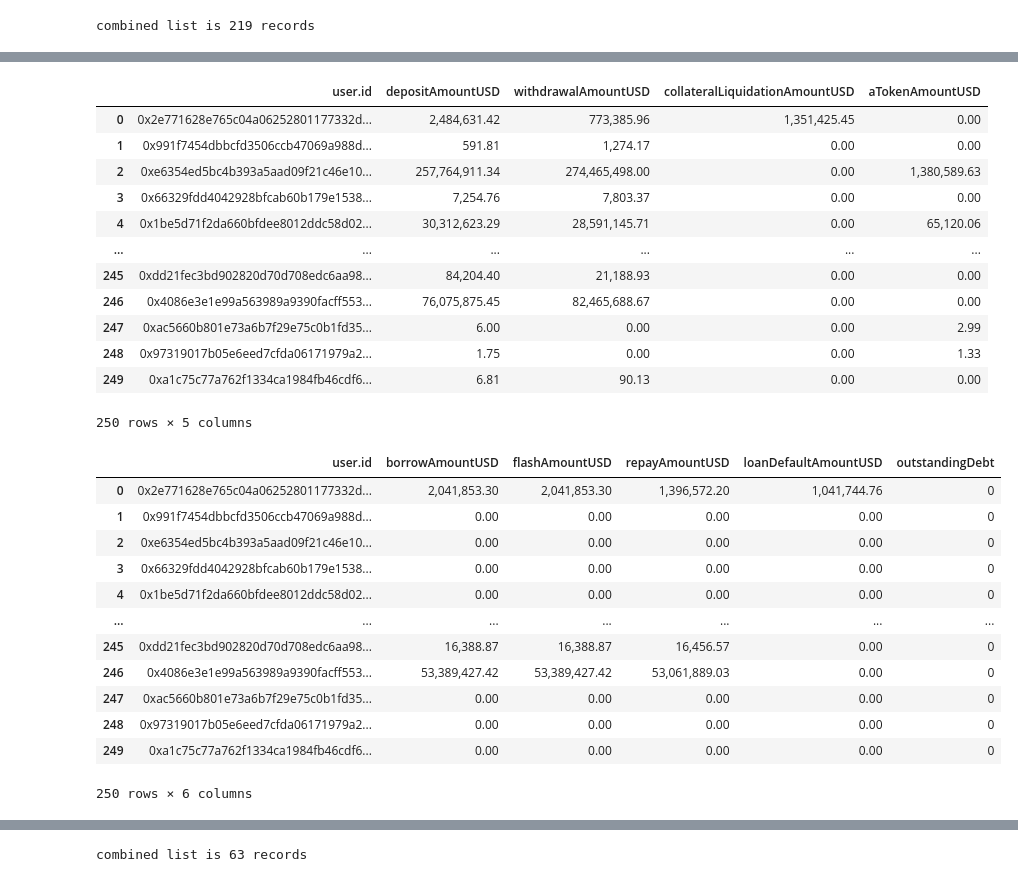
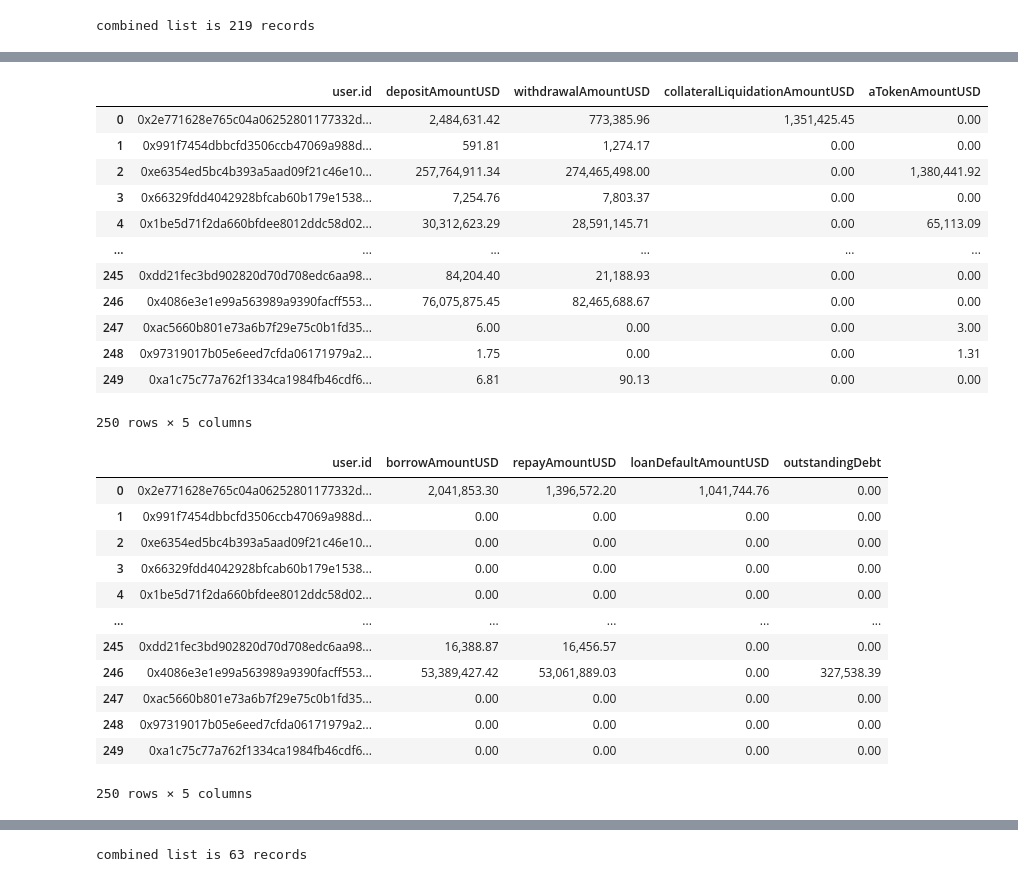
Before and after one commit to treboryatska/aave_v1_credit_analysis, a Jupyter notebook: user_data.ipynb, the cells around one changed output, grey strips where cells are left out. Cells and saved outputs as stored; diff of their text form; code cells hidden in the pictures.

Commit message:
Update user_data.ipynb
fixed bug in flash loan query. A lot of cascading changes due to the bug/oversight

```diff
--- a/user_data.ipynb
+++ b/user_data.ipynb
@@ -397,7 +397,7 @@ combined list is 1531 records
 # %%
 # flashloans
 # main asynchronous subgraph call - get data
-async def flashMain(userList,transport):
+async def flashMain(startRow, endRow,transport):
 
     # Using `async with` on the client will start a connection on the transport
     # and provide a `session` variable to execute queries on this connection
@@ -409,37 +409,43 @@ async def flashMain(userList,transport):
         # Execute single query
         query_script = '''
             query flashLoans {{
-                    flashLoans(where: {{user: "{userList}"}}, first:1000, orderBy: timestamp, orderDirection: desc){{
+                    flashLoans(skip:{startRow}, first:{endRow}, orderBy: timestamp, orderDirection: desc){{
                     id
                     timestamp
                     amount
                     reserve {{
                         decimals
+                        symbol
                     }}
                 }}
                 }}
-        '''.format(userList = userList, transport = transport)
+        '''.format(startRow = startRow, endRow = endRow, transport = transport)
         query = gql(query_script)
 
         result = await session.execute(query)
         return result
 
 # call main - get 1k txs in each call
-async def callFlashMain(userList, transport):
-    result_json = await flashMain(userList, transport)
+async def callFlashMain(startRow, endRow, transport):
+    result_json = await flashMain(startRow, endRow, transport)
     return result_json["flashLoans"]
 # %%
 # Flash list
 # empty list to capture main graphql calls
 flash_list = []
 
+# set skip rows & first rows params
+incrementRow = 1000
+startRow = 0
+endRow = incrementRow
+
 # get k rows by looping n times
-for user in latest_users:
-    this_list = await borrowCallMain(user, transport)
+for k in range(5):
+    this_list = await flashMain(startRow, endRow, transport)
     # iterate the params
     flash_list.append(this_list)
 
 # flaten list
-flash_list = [item for sublist in flash_list for item in sublist]
+# flash_list = [item for sublist in flash_list for item in sublist]
 print(f'combined list is {len(flash_list)} records')
 # %% [output]
@@ -635,7 +641,7 @@ combined list is 219 records
 df_user_aTokens = pd.json_normalize(aToken_list,record_path=['aTokenBalanceHistory'],meta=[['user', 'id']],record_prefix='aTokens.',errors='ignore')
 df_user_deposits = pd.json_normalize(deposit_list)
 df_user_borrows = pd.json_normalize(borrow_list)
-df_user_flash = pd.json_normalize(flash_list)
+df_user_flash = pd.json_normalize(flash_list, 'flashLoans')
 df_user_withdrawals = pd.json_normalize(withdrawal_list)
 df_user_repays = pd.json_normalize(repay_list)
 df_user_liquidations = pd.json_normalize(liquidation_list)
@@ -697,10 +708,11 @@ Name: tx_type, dtype: int64
 # get unique token list for making call to coingecko api
 token_list = np.unique(np.concatenate((df_user_deposits['reserve.symbol'].unique(), \
     df_user_borrows['reserve.symbol'].unique(), \
+        df_user_flash['reserve.symbol'].unique(), \
         df_user_withdrawals['reserve.symbol'].unique(), \
-        df_user_repays['repay.reserve.symbol'].unique(), \
-            df_user_liquidations['liquidation.collateralReserve.symbol'].unique(), \
-                df_user_liquidations['liquidation.principalReserve.symbol'].unique()), axis=0))
+        df_user_repays['reserve.symbol'].unique(), \
+            df_user_liquidations['collateralReserve.symbol'].unique(), \
+                df_user_liquidations['principalReserve.symbol'].unique()), axis=0))
 # %%
 # get coingecko list of token ids
 cg_token_list_response = r.get('https://api.coingecko.com/api/v3/coins/list?include_platform=false')
@@ -837,41 +852,40 @@ df_user_assets
 |  | user.id | depositAmountUSD | withdrawalAmountUSD | collateralLiquidationAmountUSD | aTokenAmountUSD |
 | 0 | 0x2e771628e765c04a06252801177332d... | 2,484,631.42 | 773,385.96 | 1,351,425.45 | 0.00 |
 | 1 | 0x991f7454dbbcfd3506ccb47069a988d... | 591.81 | 1,274.17 | 0.00 | 0.00 |
-| 2 | 0xe6354ed5bc4b393a5aad09f21c46e10... | 257,764,911.34 | 274,465,498.00 | 0.00 | 1,380,589.63 |
+| 2 | 0xe6354ed5bc4b393a5aad09f21c46e10... | 257,764,911.34 | 274,465,498.00 | 0.00 | 1,380,441.92 |
 | 3 | 0x66329fdd4042928bfcab60b179e1538... | 7,254.76 | 7,803.37 | 0.00 | 0.00 |
-| 4 | 0x1be5d71f2da660bfdee8012ddc58d02... | 30,312,623.29 | 28,591,145.71 | 0.00 | 65,120.06 |
+| 4 | 0x1be5d71f2da660bfdee8012ddc58d02... | 30,312,623.29 | 28,591,145.71 | 0.00 | 65,113.09 |
 | ... | ... | ... | ... | ... | ... |
 | 245 | 0xdd21fec3bd902820d70d708edc6aa98... | 84,204.40 | 21,188.93 | 0.00 | 0.00 |
 | 246 | 0x4086e3e1e99a563989a9390facff553... | 76,075,875.45 | 82,465,688.67 | 0.00 | 0.00 |
-| 247 | 0xac5660b801e73a6b7f29e75c0b1fd35... | 6.00 | 0.00 | 0.00 | 2.99 |
-| 248 | 0x97319017b05e6eed7cfda06171979a2... | 1.75 | 0.00 | 0.00 | 1.33 |
+| 247 | 0xac5660b801e73a6b7f29e75c0b1fd35... | 6.00 | 0.00 | 0.00 | 3.00 |
+| 248 | 0x97319017b05e6eed7cfda06171979a2... | 1.75 | 0.00 | 0.00 | 1.31 |
 | 249 | 0xa1c75c77a762f1334ca1984fb46cdf6... | 6.81 | 90.13 | 0.00 | 0.00 |
 250 rows × 5 columns
 # %%
 # user liabilities
 df_user_liabilities = pd.merge(df_users, df_user_borrow_sum, how="left", left_on=["user.id"], right_on=["user.id"]) \
-        .merge(df_user_flash_sum, how="left", left_on=["user.id"], right_on=["user.id"]) \
                 .merge(df_user_repay_sum, how="left", left_on=["user.id"], right_on=["user.id"]) \
                         .merge(df_user_liquidate_loan_sum, how="left", left_on=["user.id"], right_on=["user.id"])
 df_user_liabilities.fillna(0,inplace=True)
 # assume unpaid borrow is outstanding
-df_user_liabilities['outstandingDebt'] = df_user_liabilities['borrowAmountUSD'] - df_user_liabilities['flashAmountUSD'] - df_user_liabilities['repayAmountUSD'] - df_user_liabilities['loanDefaultAmountUSD']
+df_user_liabilities['outstandingDebt'] = df_user_liabilities['borrowAmountUSD'] - df_user_liabilities['repayAmountUSD'] - df_user_liabilities['loanDefaultAmountUSD']
 df_user_liabilities['outstandingDebt'] = df_user_liabilities['outstandingDebt'].apply(lambda x : x if x > 0 else 0)
 df_user_liabilities
 # %% [output]
-|  | user.id | borrowAmountUSD | flashAmountUSD | repayAmountUSD | loanDefaultAmountUSD | outstandingDebt |
-| 0 | 0x2e771628e765c04a06252801177332d... | 2,041,853.30 | 2,041,853.30 | 1,396,572.20 | 1,041,744.76 | 0 |
-| 1 | 0x991f7454dbbcfd3506ccb47069a988d... | 0.00 | 0.00 | 0.00 | 0.00 | 0 |
-| 2 | 0xe6354ed5bc4b393a5aad09f21c46e10... | 0.00 | 0.00 | 0.00 | 0.00 | 0 |
-| 3 | 0x66329fdd4042928bfcab60b179e1538... | 0.00 | 0.00 | 0.00 | 0.00 | 0 |
-| 4 | 0x1be5d71f2da660bfdee8012ddc58d02... | 0.00 | 0.00 | 0.00 | 0.00 | 0 |
-| ... | ... | ... | ... | ... | ... | ... |
-| 245 | 0xdd21fec3bd902820d70d708edc6aa98... | 16,388.87 | 16,388.87 | 16,456.57 | 0.00 | 0 |
-| 246 | 0x4086e3e1e99a563989a9390facff553... | 53,389,427.42 | 53,389,427.42 | 53,061,889.03 | 0.00 | 0 |
-| 247 | 0xac5660b801e73a6b7f29e75c0b1fd35... | 0.00 | 0.00 | 0.00 | 0.00 | 0 |
-| 248 | 0x97319017b05e6eed7cfda06171979a2... | 0.00 | 0.00 | 0.00 | 0.00 | 0 |
-| 249 | 0xa1c75c77a762f1334ca1984fb46cdf6... | 0.00 | 0.00 | 0.00 | 0.00 | 0 |
+|  | user.id | borrowAmountUSD | repayAmountUSD | loanDefaultAmountUSD | outstandingDebt |
+| 0 | 0x2e771628e765c04a06252801177332d... | 2,041,853.30 | 1,396,572.20 | 1,041,744.76 | 0.00 |
+| 1 | 0x991f7454dbbcfd3506ccb47069a988d... | 0.00 | 0.00 | 0.00 | 0.00 |
+| 2 | 0xe6354ed5bc4b393a5aad09f21c46e10... | 0.00 | 0.00 | 0.00 | 0.00 |
+| 3 | 0x66329fdd4042928bfcab60b179e1538... | 0.00 | 0.00 | 0.00 | 0.00 |
+| 4 | 0x1be5d71f2da660bfdee8012ddc58d02... | 0.00 | 0.00 | 0.00 | 0.00 |
+| ... | ... | ... | ... | ... | ... |
+| 245 | 0xdd21fec3bd902820d70d708edc6aa98... | 16,388.87 | 16,456.57 | 0.00 | 0.00 |
+| 246 | 0x4086e3e1e99a563989a9390facff553... | 53,389,427.42 | 53,061,889.03 | 0.00 | 327,538.39 |
+| 247 | 0xac5660b801e73a6b7f29e75c0b1fd35... | 0.00 | 0.00 | 0.00 | 0.00 |
+| 248 | 0x97319017b05e6eed7cfda06171979a2... | 0.00 | 0.00 | 0.00 | 0.00 |
+| 249 | 0xa1c75c77a762f1334ca1984fb46cdf6... | 0.00 | 0.00 | 0.00 | 0.00 |
-250 rows × 6 columns
+250 rows × 5 columns
 # %%
 # user assets and liabilities
 df_user_asset_liabilities = pd.merge(df_users, df_user_deposit_sum, how="left", left_on=["user.id"], right_on=["user.id"]) \
```
Also changed, not shown: parts of 23 cells of this notebook.
